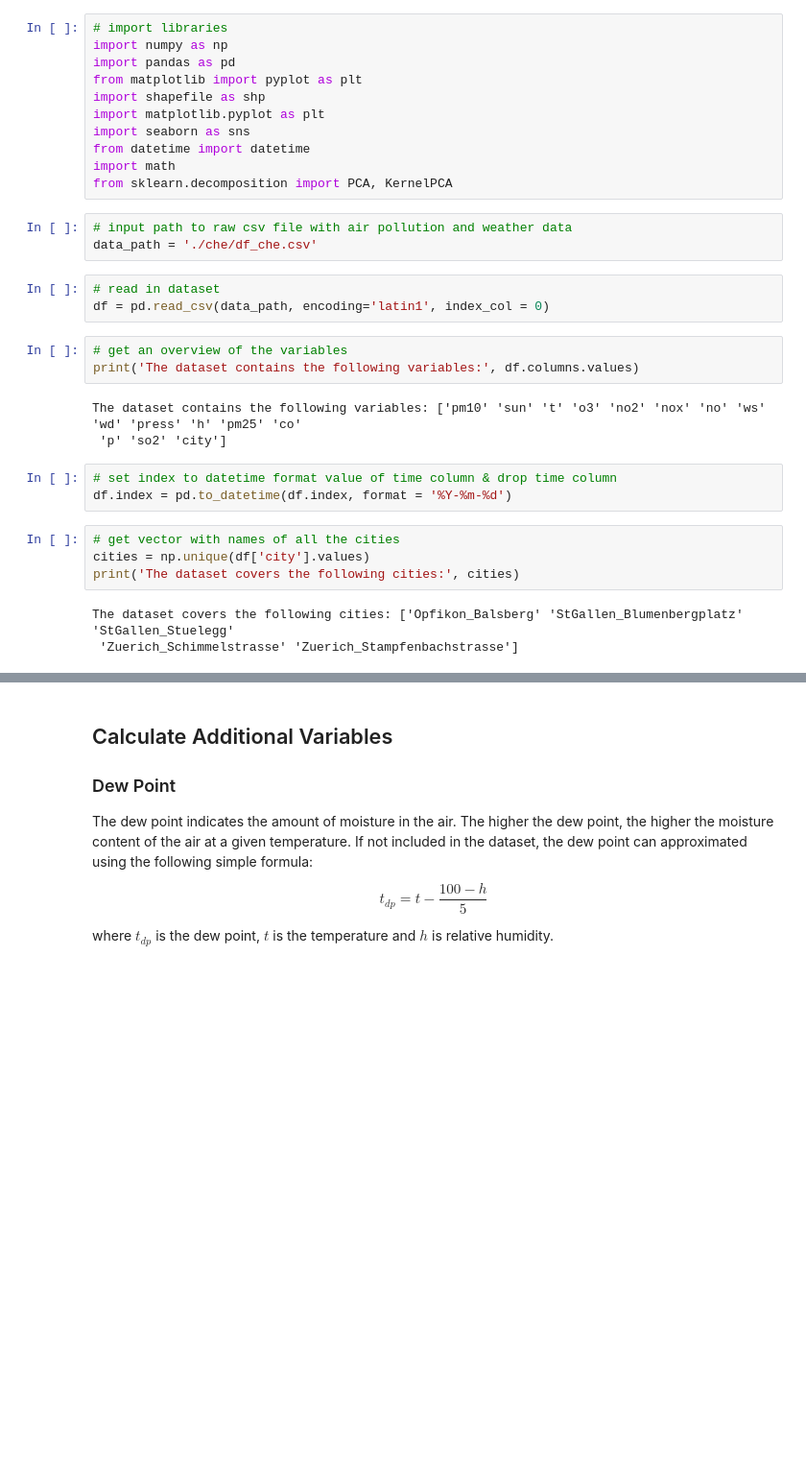
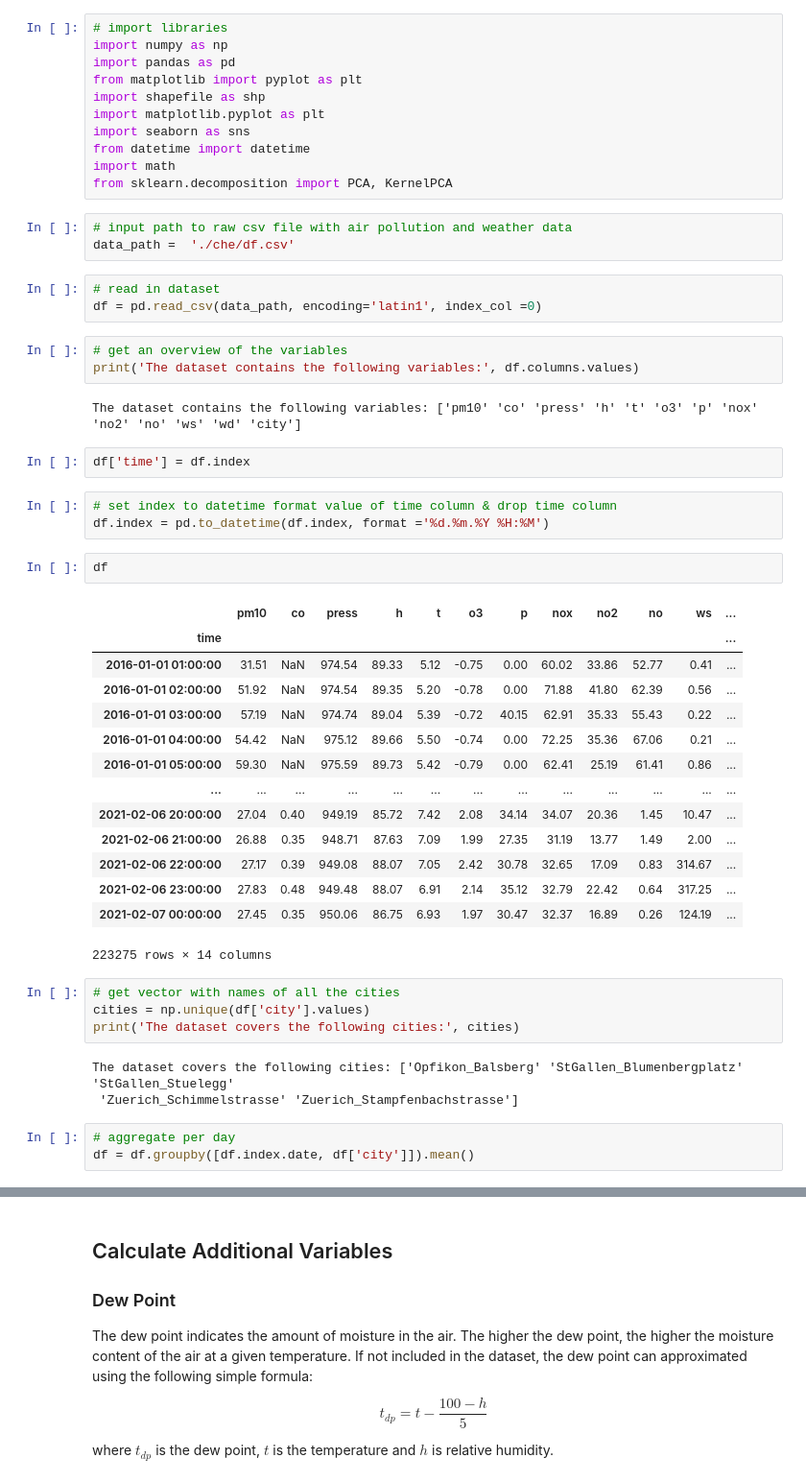
Before and after one commit to johanna-einsiedler/covid-19-air-pollution, a Jupyter notebook: Generate_Variables.ipynb, the cells around one changed output, grey strips where cells are left out. Shown at 96% size. Saved outputs shown, nothing was run; the diff lists cells and outputs as text; blank space fills up the shorter version.

```diff
--- a/Generate_Variables.ipynb
+++ b/Generate_Variables.ipynb
@@ -30,19 +30,37 @@ import math
 from sklearn.decomposition import PCA, KernelPCA
 # %%
 # input path to raw csv file with air pollution and weather data
-data_path = './che/df_che.csv'
+data_path =  './che/df.csv'
 # %%
 # read in dataset
-df = pd.read_csv(data_path, encoding='latin1', index_col = 0)
+df = pd.read_csv(data_path, encoding='latin1', index_col =0)
 # %%
 # get an overview of the variables
 print('The dataset contains the following variables:', df.columns.values)
 # %% [output]
-The dataset contains the following variables: ['pm10' 'sun' 't' 'o3' 'no2' 'nox' 'no' 'ws' 'wd' 'press' 'h' 'pm25' 'co'
- 'p' 'so2' 'city']
+The dataset contains the following variables: ['pm10' 'co' 'press' 'h' 't' 'o3' 'p' 'nox' 'no2' 'no' 'ws' 'wd' 'city']
+# %%
+df['time'] = df.index
 # %%
 # set index to datetime format value of time column & drop time column
-df.index = pd.to_datetime(df.index, format = '%Y-%m-%d')
+df.index = pd.to_datetime(df.index, format ='%d.%m.%Y %H:%M')
+# %%
+df
+# %% [output]
+|  | pm10 | co | press | h | t | o3 | p | nox | no2 | no | ws | ... |
+| time |  |  |  |  |  |  |  |  |  |  |  | ... |
+| 2016-01-01 01:00:00 | 31.51 | NaN | 974.54 | 89.33 | 5.12 | -0.75 | 0.00 | 60.02 | 33.86 | 52.77 | 0.41 | ... |
+| 2016-01-01 02:00:00 | 51.92 | NaN | 974.54 | 89.35 | 5.20 | -0.78 | 0.00 | 71.88 | 41.80 | 62.39 | 0.56 | ... |
+| 2016-01-01 03:00:00 | 57.19 | NaN | 974.74 | 89.04 | 5.39 | -0.72 | 40.15 | 62.91 | 35.33 | 55.43 | 0.22 | ... |
+| 2016-01-01 04:00:00 | 54.42 | NaN | 975.12 | 89.66 | 5.50 | -0.74 | 0.00 | 72.25 | 35.36 | 67.06 | 0.21 | ... |
+| 2016-01-01 05:00:00 | 59.30 | NaN | 975.59 | 89.73 | 5.42 | -0.79 | 0.00 | 62.41 | 25.19 | 61.41 | 0.86 | ... |
+| ... | ... | ... | ... | ... | ... | ... | ... | ... | ... | ... | ... | ... |
+| 2021-02-06 20:00:00 | 27.04 | 0.40 | 949.19 | 85.72 | 7.42 | 2.08 | 34.14 | 34.07 | 20.36 | 1.45 | 10.47 | ... |
+| 2021-02-06 21:00:00 | 26.88 | 0.35 | 948.71 | 87.63 | 7.09 | 1.99 | 27.35 | 31.19 | 13.77 | 1.49 | 2.00 | ... |
+| 2021-02-06 22:00:00 | 27.17 | 0.39 | 949.08 | 88.07 | 7.05 | 2.42 | 30.78 | 32.65 | 17.09 | 0.83 | 314.67 | ... |
+| 2021-02-06 23:00:00 | 27.83 | 0.48 | 949.48 | 88.07 | 6.91 | 2.14 | 35.12 | 32.79 | 22.42 | 0.64 | 317.25 | ... |
+| 2021-02-07 00:00:00 | 27.45 | 0.35 | 950.06 | 86.75 | 6.93 | 1.97 | 30.47 | 32.37 | 16.89 | 0.26 | 124.19 | ... |
+223275 rows × 14 columns
 # %%
 # get vector with names of all the cities
 cities = np.unique(df['city'].values)
@@ -50,3 +68,6 @@ print('The dataset covers the following cities:', cities)
 # %% [output]
 The dataset covers the following cities: ['Opfikon_Balsberg' 'StGallen_Blumenbergplatz' 'StGallen_Stuelegg'
  'Zuerich_Schimmelstrasse' 'Zuerich_Stampfenbachstrasse']
+# %%
+# aggregate per day
+df = df.groupby([df.index.date, df['city']]).mean()
```
Also changed, not shown: parts of 16 cells of this notebook.
